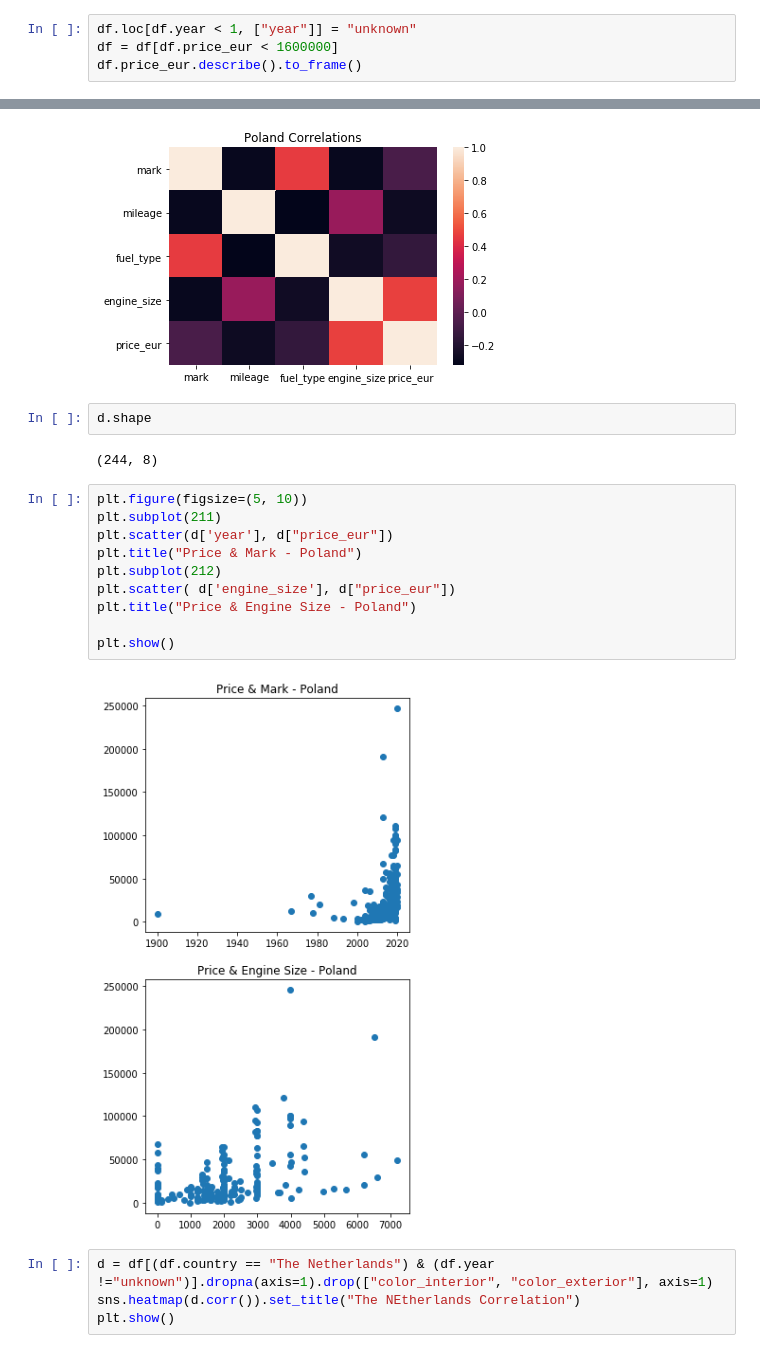
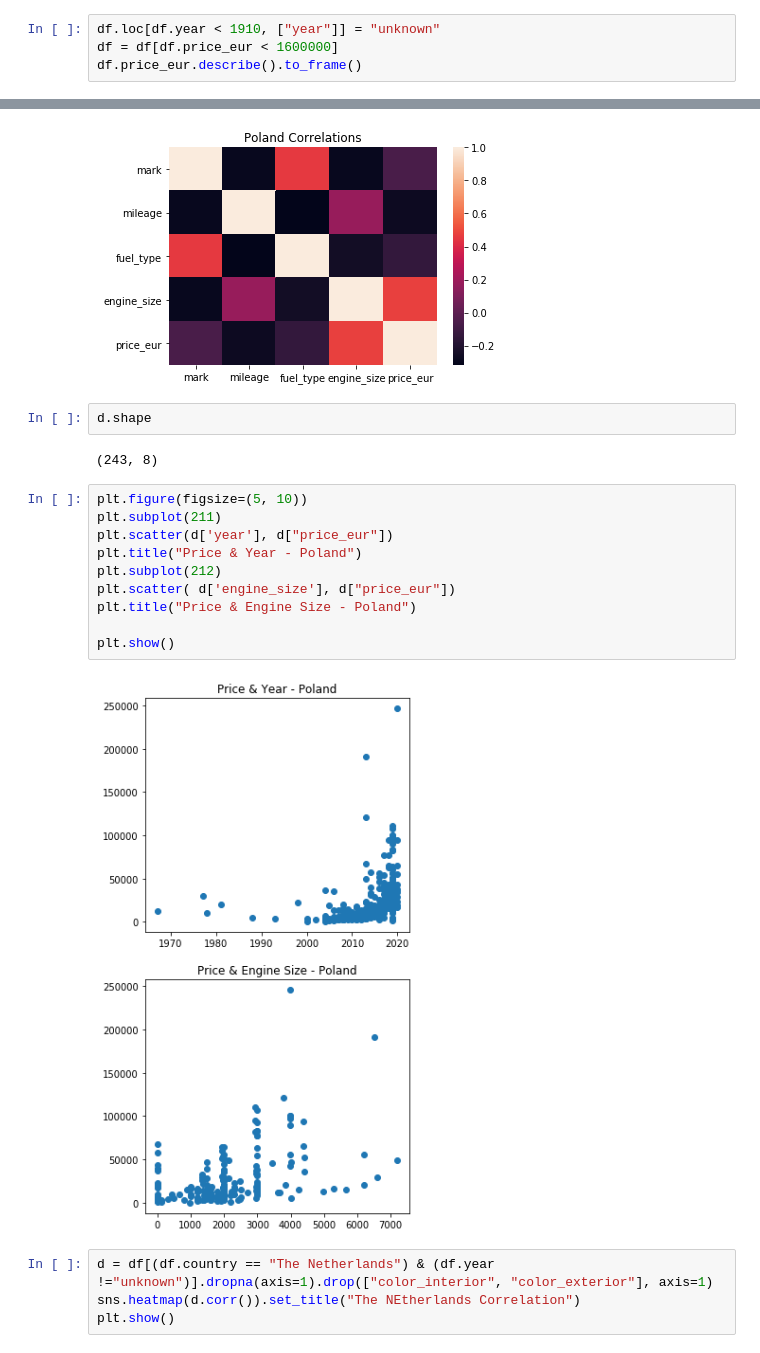
Before and after one commit to tableClothed/cars-price-comparision, a Jupyter notebook: correlations.ipynb, the cells around one changed output, grey strips where cells are left out. Drawn from its saved outputs; the diff is of its cells as text.

```diff
--- a/fill_nan.ipynb
+++ b/correlations.ipynb
@@ -60,7 +60,7 @@ df.head()
 | 3 | volkswagen polo | 1 | 1999 | 154000.0 | 44.0 | 60.0 | 0 | 6.3 | ... |
 | 4 | nissan micra | 3 | 1998 | 140000.0 | 40.0 | 54.0 | 0 | 6.0 | ... |
 # %%
-df.loc[df.year < 1, ["year"]] = "unknown"
+df.loc[df.year < 1910, ["year"]] = "unknown"
 df = df[df.price_eur < 1600000]
 df.price_eur.describe().to_frame()
 # %% [output]
@@ -203,19 +205,19 @@ plt.show()
 # %%
 d.shape
 # %% [output]
-(244, 8)
+(243, 8)
 # %%
 plt.figure(figsize=(5, 10))
 plt.subplot(211)
 plt.scatter(d['year'], d["price_eur"])
-plt.title("Price & Mark - Poland")
+plt.title("Price & Year - Poland")
 plt.subplot(212)
 plt.scatter( d['engine_size'], d["price_eur"])
 plt.title("Price & Engine Size - Poland")
 
 plt.show()
 # %% [output]
-[figure, old version]
+[figure, new version]
 # %%
 d = df[(df.country == "The Netherlands") & (df.year !="unknown")].dropna(axis=1).drop(["color_interior", "color_exterior"], axis=1)
 sns.heatmap(d.corr()).set_title("The NEtherlands Correlation")
```
Also changed, not shown: parts of 6 cells of this notebook, 1 other file.
